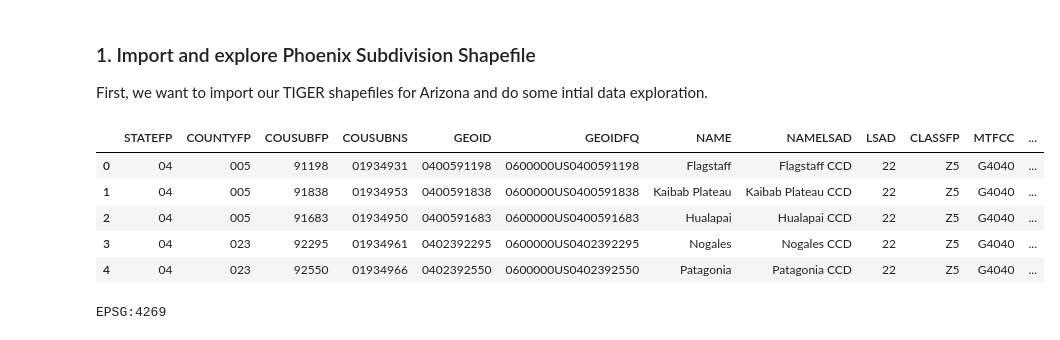
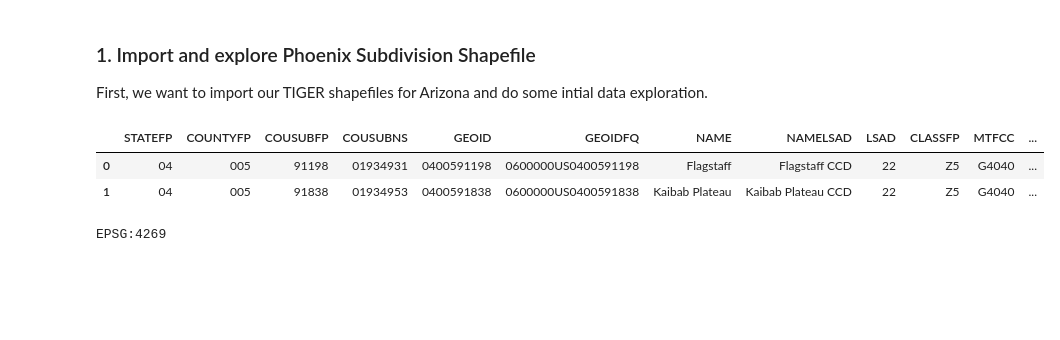
Before and after one commit to avarobillard/phoenix-biodiversity, a Jupyter notebook: bii-analysis.ipynb, the cells around one changed output. Saved outputs shown, nothing was run; the diff lists cells and outputs as text; code cells hidden in the pictures; blank space fills up the shorter version.

```diff
--- a/bii-analysis.ipynb
+++ b/bii-analysis.ipynb
@@ -50,14 +50,11 @@ fp = os.path.join('data', 'tl_2024_04_cousub', 'tl_2024_04_cousub.shp')
 az = gpd.read_file(fp)
 # %%
 # Display first few rows of Arizona GeoDataFrame
-az.head()
+az.head(2)
 # %% [output]
 |  | STATEFP | COUNTYFP | COUSUBFP | COUSUBNS | GEOID | GEOIDFQ | NAME | NAMELSAD | LSAD | CLASSFP | MTFCC | ... |
 | 0 | 04 | 005 | 91198 | 01934931 | 0400591198 | 0600000US0400591198 | Flagstaff | Flagstaff CCD | 22 | Z5 | G4040 | ... |
 | 1 | 04 | 005 | 91838 | 01934953 | 0400591838 | 0600000US0400591838 | Kaibab Plateau | Kaibab Plateau CCD | 22 | Z5 | G4040 | ... |
-| 2 | 04 | 005 | 91683 | 01934950 | 0400591683 | 0600000US0400591683 | Hualapai | Hualapai CCD | 22 | Z5 | G4040 | ... |
-| 3 | 04 | 023 | 92295 | 01934961 | 0402392295 | 0600000US0402392295 | Nogales | Nogales CCD | 22 | Z5 | G4040 | ... |
-| 4 | 04 | 023 | 92550 | 01934966 | 0402392550 | 0600000US0402392550 | Patagonia | Patagonia CCD | 22 | Z5 | G4040 | ... |
 # %%
 # Check the CRS
 print(az.crs)
```
